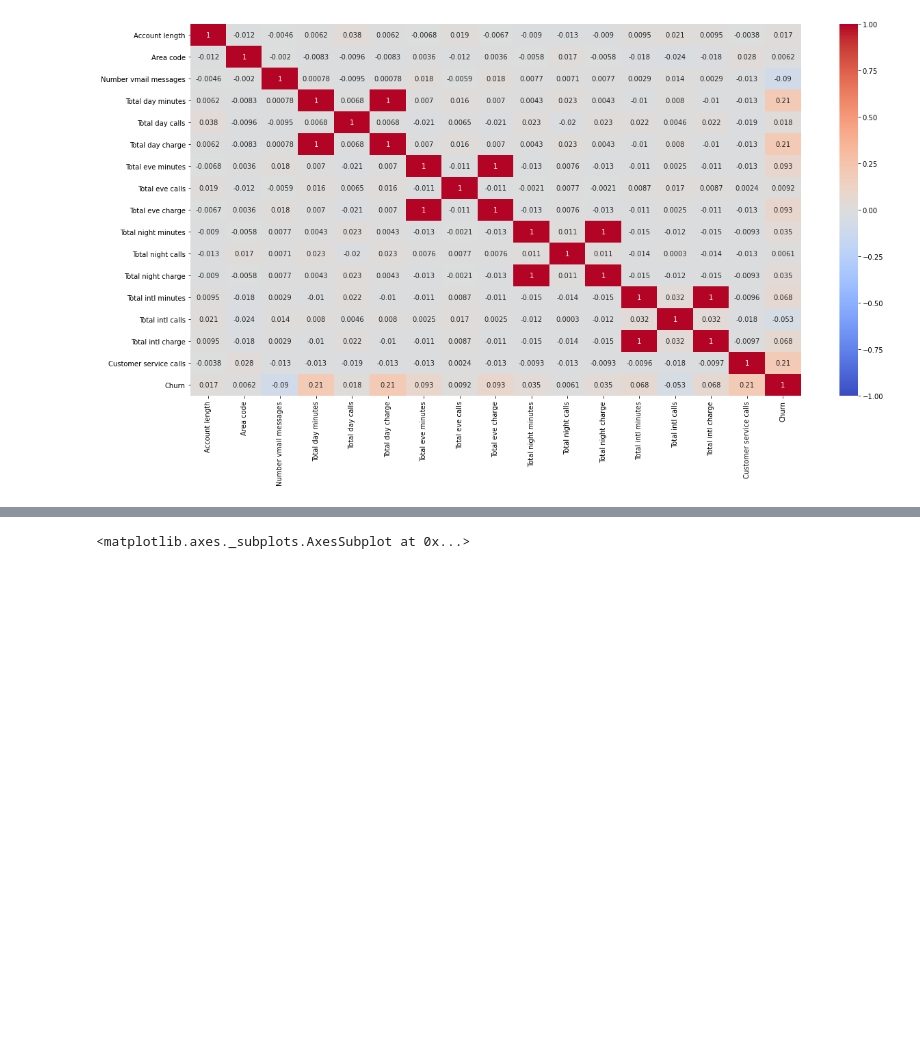
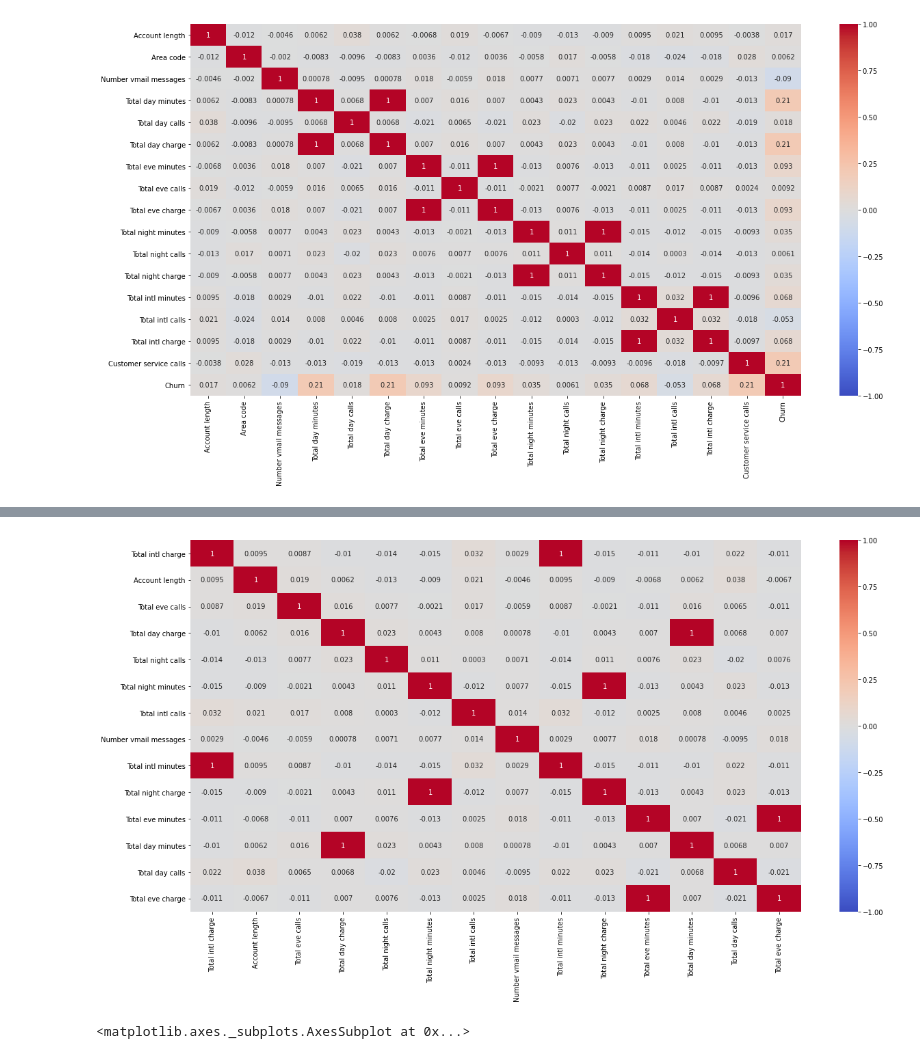
Before and after one commit to ankitbittu/Telecom-Churn-Analysis, a Jupyter notebook: Copy_of_Telecom_Churn_Analysis_Capstone_Project.ipynb, the cells around one changed output, grey strips where cells are left out. Saved outputs shown, nothing was run; the diff lists cells and outputs as text; code cells hidden in the pictures; blank space fills up the shorter version.

```diff
--- a/Copy_of_Telecom_Churn_Analysis_Capstone_Project.ipynb
+++ b/Copy_of_Telecom_Churn_Analysis_Capstone_Project.ipynb
@@ -132,3 +132,8 @@ sb.heatmap(corr_df, vmin = -1, cmap = 'coolwarm', annot = True)
 # %% [output]
 <matplotlib.axes._subplots.AxesSubplot at 0x...>
 [figure]
+# %%
+numerical = list(set(telecom_df.columns)-set(['State', 'International plan', 'Voice mail plan',
+                                     'Area code', 'Churn', 'Customer service calls']))
+corr_matrix = telecom_df[numerical].corr()
+corr_matrix
@@ -135,3 +156,10 @@ sb.heatmap(corr_df, vmin = -1, cmap = 'coolwarm', annot = True)
+# %%
+numerical = list(set(numerical)-set(['total day charge', 'total eve charge', 'total night charge', 'total intl charge']))
+corr_matrix = telecom_df[numerical].corr()
+plt.figure(figsize=(20,10))
+sb.heatmap(corr_matrix, vmin = -1, cmap = 'coolwarm', annot = True);
+# %% [output]
+[figure, added]
 # %%
 sb.countplot(data = telecom_df, x = 'Area code', hue = 'Churn')
 # %% [output]
```
Also changed, not shown: parts of 19 cells of this notebook.
